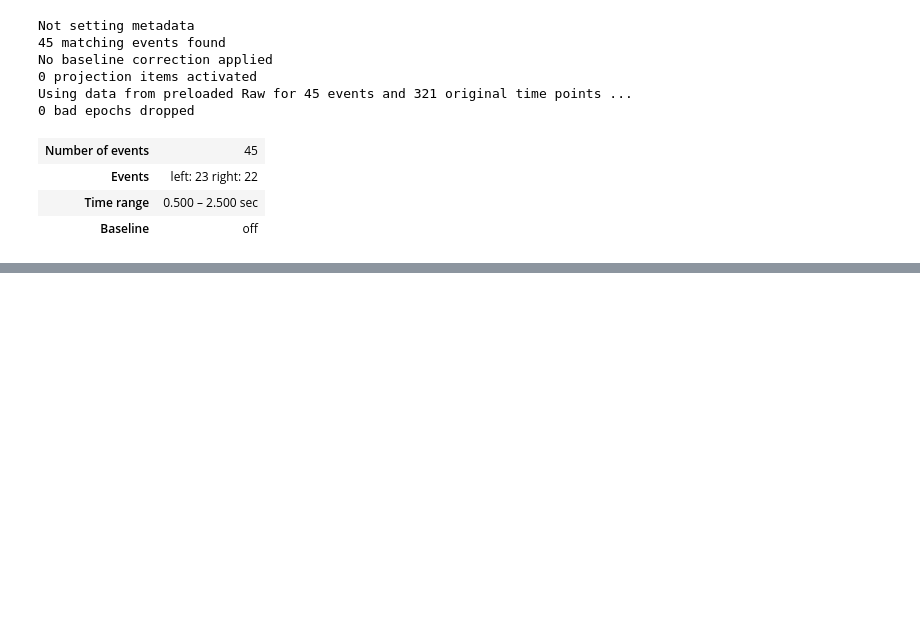
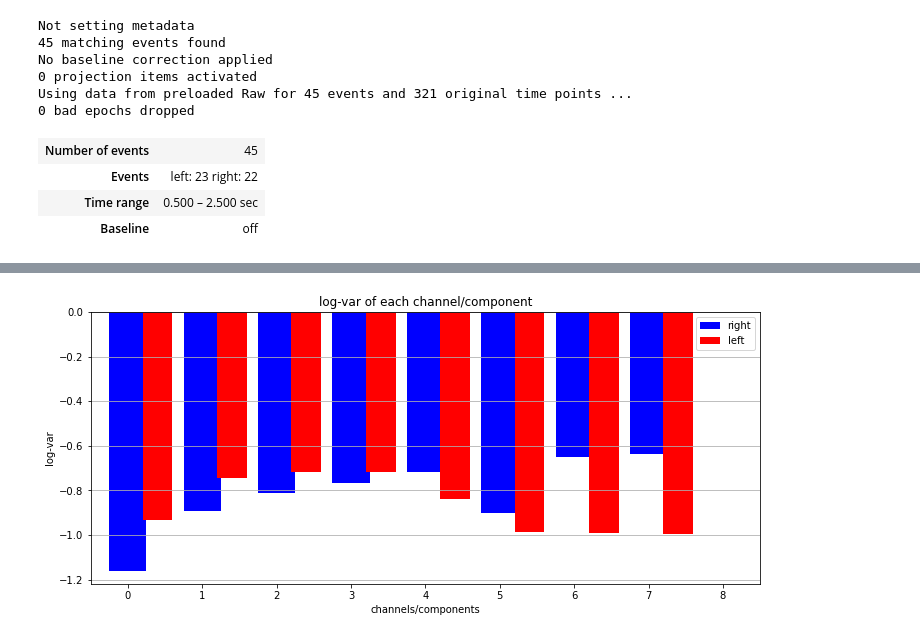
Before and after one commit to arellanon/TT, a Jupyter notebook: Analisis/LAB1-PSD.ipynb, the cells around one changed output, grey strips where cells are left out. Cells and saved outputs as stored; diff of their text form; code cells hidden in the pictures; blank space fills up the shorter version.

```diff
--- a/Analisis/LAB1-PSD.ipynb
+++ b/Analisis/LAB1-PSD.ipynb
@@ -284,0 +392,12 @@ trials_filt = {cl1: bandpass(trials[cl1], 8, 15, sample_rate),
+# %%
+# Apply the functions
+W = csp(trials_filt[cl1], trials_filt[cl2])
+
+trials_csp = {cl1: apply_mix(W, trials_filt[cl1]),
+              cl2: apply_mix(W, trials_filt[cl2])}
+# %%
+trials_logvar = {cl1: logvar(trials_csp[cl1]),
+                 cl2: logvar(trials_csp[cl2])}
+plot_logvar(trials_logvar)
+# %% [output]
+[figure, added]
```
Also changed, not shown: parts of 32 cells of this notebook, 18 other files.
